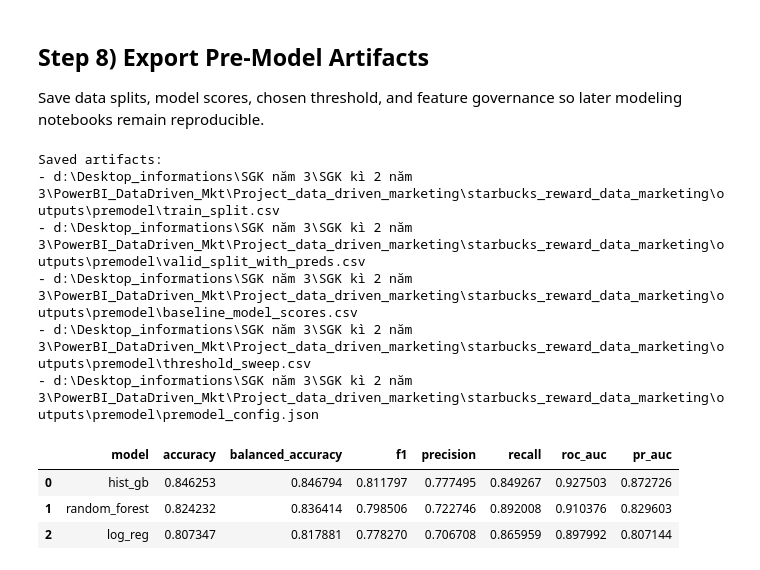
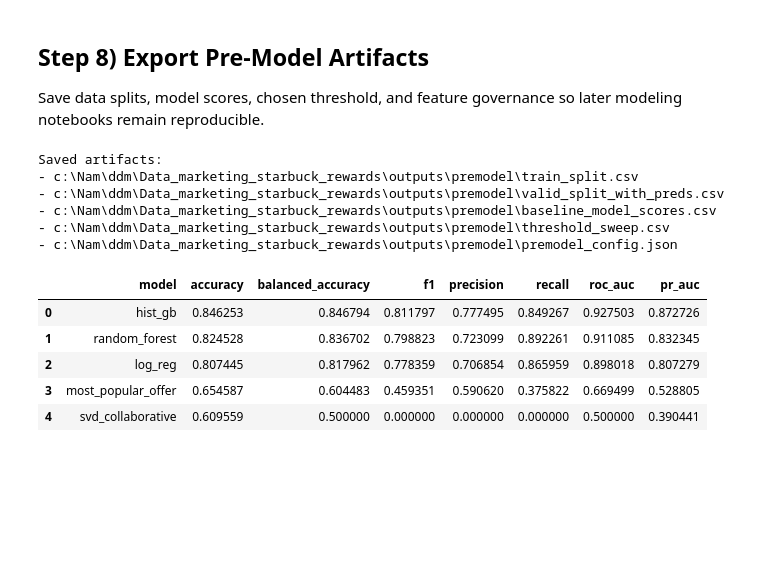
Before and after one commit to HelcurtLordno1/Data_marketing_starbuck_rewards, a Jupyter notebook: notebooks/02_b_premodel_steps.ipynb, the cells around one changed output. Drawn from its saved outputs; the diff is of its cells as text; code cells hidden in the pictures; blank space fills up the shorter version.

Commit message:
Feature engineering & Baseline

```diff
--- a/notebooks/02_b_premodel_steps.ipynb
+++ b/notebooks/02_b_premodel_steps.ipynb
@@ -134,6 +135,11 @@ Customer overlap between train/valid: 0
 - Categorical features: most-frequent imputation + one-hot encoding.
 - Build one reusable transformer for all baseline models.
 # %%
+# Convert boolean cols → int để chúng được xử lý như numeric
+bool_cols = X_train.select_dtypes(include=['bool']).columns.tolist()
+X_train[bool_cols] = X_train[bool_cols].astype(int)
+X_valid[bool_cols] = X_valid[bool_cols].astype(int)
+
 numeric_cols = X_train.select_dtypes(include=[np.number]).columns.tolist()
 categorical_cols = [c for c in X_train.columns if c not in numeric_cols]
 
@@ -333,6 +483,9 @@ valid_export = X_valid.copy()
 valid_export[target_col] = y_valid.values
 valid_export['pred_proba_best'] = best_proba
 valid_export['pred_label_best'] = best_pred
+valid_export['svd_score'] = svd_scores.values
+valid_export['popular_score'] = valid_proba_popular
+
 
 train_path = OUTPUT_DIR / 'train_split.csv'
 valid_path = OUTPUT_DIR / 'valid_split_with_preds.csv'
@@ -341,38 +494,51 @@ threshold_path = OUTPUT_DIR / 'threshold_sweep.csv'
 config_path = OUTPUT_DIR / 'premodel_config.json'
 
 train_export.to_csv(train_path, index=False)
 valid_export.to_csv(valid_path, index=False)
+
+# Thêm 2 baselines mới vào results
+results.append(popular_metrics)     # từ Step 4b
+results.append(svd_metrics)         # từ Step 5b
+
+# Rebuild results_df với tất cả 5 models
+results_df = pd.DataFrame(results).sort_values('pr_auc', ascending=False).reset_index(drop=True)
+
 results_df.to_csv(scores_path, index=False)
 th_df.to_csv(threshold_path, index=False)
 
 config = {
     'target_col': target_col,
     'best_model_name': best_model_name,
     'best_threshold': best_threshold,
     'dropped_id_like_cols': id_like_cols,
     'dropped_leakage_cols': leakage_cols,
     'n_numeric_features': len(numeric_cols),
     'n_categorical_features': len(categorical_cols),
-    'n_total_features': len(feature_cols)
+    'n_total_features': len(feature_cols),
+    'svd_k': k,                                    # ← THÊM
+    'models_compared': list(results_df['model']),   # ← THÊM
 }
+
 with open(config_path, 'w', encoding='utf-8') as f:
     json.dump(config, f, indent=2)
 
 print('Saved artifacts:')
 print('-', train_path)
 print('-', valid_path)
 print('-', scores_path)
 print('-', threshold_path)
 print('-', config_path)
 results_df
 # %% [output]
 Saved artifacts:
-- d:\Desktop_informations\SGK năm 3\SGK kì 2 năm 3\PowerBI_DataDriven_Mkt\Project_data_driven_marketing\starbucks_reward_data_marketing\outputs\premodel\train_split.csv
-- d:\Desktop_informations\SGK năm 3\SGK kì 2 năm 3\PowerBI_DataDriven_Mkt\Project_data_driven_marketing\starbucks_reward_data_marketing\outputs\premodel\valid_split_with_preds.csv
-- d:\Desktop_informations\SGK năm 3\SGK kì 2 năm 3\PowerBI_DataDriven_Mkt\Project_data_driven_marketing\starbucks_reward_data_marketing\outputs\premodel\baseline_model_scores.csv
-- d:\Desktop_informations\SGK năm 3\SGK kì 2 năm 3\PowerBI_DataDriven_Mkt\Project_data_driven_marketing\starbucks_reward_data_marketing\outputs\premodel\threshold_sweep.csv
-- d:\Desktop_informations\SGK năm 3\SGK kì 2 năm 3\PowerBI_DataDriven_Mkt\Project_data_driven_marketing\starbucks_reward_data_marketing\outputs\premodel\premodel_config.json
+- c:\Nam\ddm\Data_marketing_starbuck_rewards\outputs\premodel\train_split.csv
+- c:\Nam\ddm\Data_marketing_starbuck_rewards\outputs\premodel\valid_split_with_preds.csv
+- c:\Nam\ddm\Data_marketing_starbuck_rewards\outputs\premodel\baseline_model_scores.csv
+- c:\Nam\ddm\Data_marketing_starbuck_rewards\outputs\premodel\threshold_sweep.csv
+- c:\Nam\ddm\Data_marketing_starbuck_rewards\outputs\premodel\premodel_config.json
 |  | model | accuracy | balanced_accuracy | f1 | precision | recall | roc_auc | pr_auc |
 | 0 | hist_gb | 0.846253 | 0.846794 | 0.811797 | 0.777495 | 0.849267 | 0.927503 | 0.872726 |
-| 1 | random_forest | 0.824232 | 0.836414 | 0.798506 | 0.722746 | 0.892008 | 0.910376 | 0.829603 |
-| 2 | log_reg | 0.807347 | 0.817881 | 0.778270 | 0.706708 | 0.865959 | 0.897992 | 0.807144 |
+| 1 | random_forest | 0.824528 | 0.836702 | 0.798823 | 0.723099 | 0.892261 | 0.911085 | 0.832345 |
+| 2 | log_reg | 0.807445 | 0.817962 | 0.778359 | 0.706854 | 0.865959 | 0.898018 | 0.807279 |
+| 3 | most_popular_offer | 0.654587 | 0.604483 | 0.459351 | 0.590620 | 0.375822 | 0.669499 | 0.528805 |
+| 4 | svd_collaborative | 0.609559 | 0.500000 | 0.000000 | 0.000000 | 0.000000 | 0.500000 | 0.390441 |
```
Also changed, not shown: parts of 8 cells of this notebook, 8 other files.
